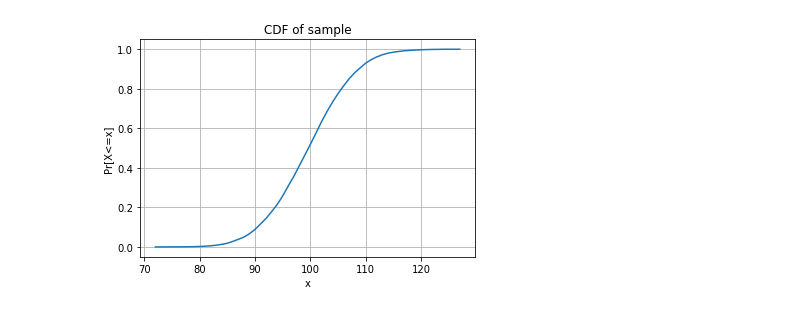
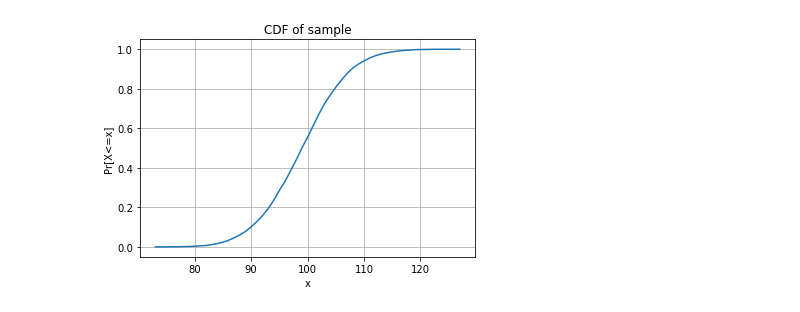
Before and after one commit to tonmoycsedu/Sample-CDF-Exploration, a Jupyter notebook: hw3.ipynb, the cells around one changed output. Drawn from its saved outputs; the diff is of its cells as text; code cells hidden in the pictures.

```diff
--- a/hw3.ipynb
+++ b/hw3.ipynb
@@ -27,18 +27,18 @@ def cal_cdf(s):
     #print(key,cdf)
     return key,cdf
 # %%
-s = np.random.binomial(200,0.5,10000)
+s = np.random.binomial(199,0.5,10000)
 #print(len(s)
 #s = [3,1,7]
 key, cdf = cal_cdf(s.tolist())
 
 plt.figure('Cumulative Distribution')
 plt.plot(key,cdf)
 plt.xlabel('x')
 plt.ylabel('Pr[X<=x]')
 plt.title('CDF of sample')
 plt.grid()
 plt.show()
 # %% [output]
-[figure, old version]
+[figure, new version]
 # %%
```
Also changed, not shown: parts of 6 cells of this notebook, 1 other file.
